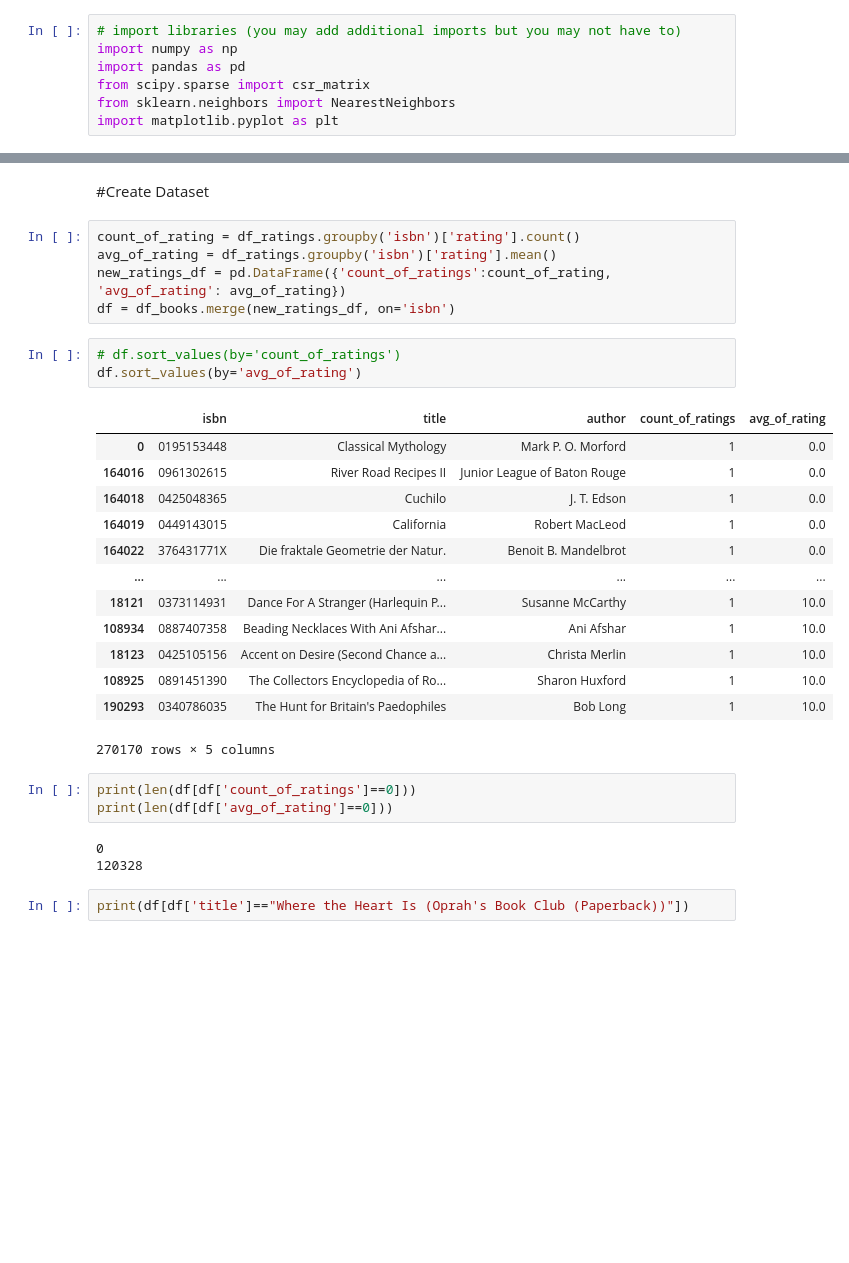
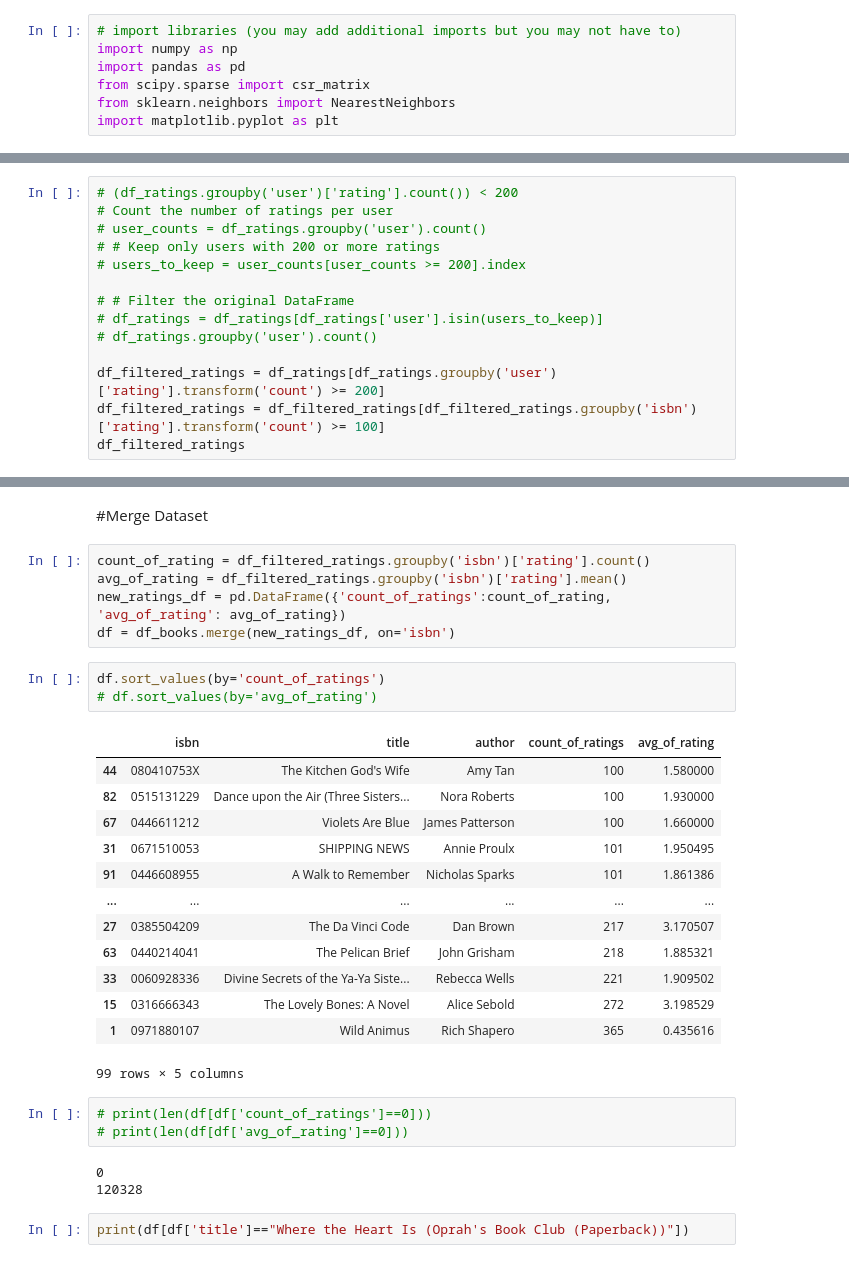
Before and after one commit to mkuti/Alpha-blog, a Jupyter notebook: fcc_book_recommendation_knn.ipynb, the cells around one changed output, grey strips where cells are left out. Saved outputs shown, nothing was run; the diff lists cells and outputs as text; blank space fills up the shorter version.

```diff
--- a/fcc_book_recommendation_knn.ipynb
+++ b/fcc_book_recommendation_knn.ipynb
@@ -50,0 +41,14 @@ df_ratings = pd.read_csv(
+# %%
+# (df_ratings.groupby('user')['rating'].count()) < 200
+# Count the number of ratings per user
+# user_counts = df_ratings.groupby('user').count()
+# # Keep only users with 200 or more ratings
+# users_to_keep = user_counts[user_counts >= 200].index
+
+# # Filter the original DataFrame
+# df_ratings = df_ratings[df_ratings['user'].isin(users_to_keep)]
+# df_ratings.groupby('user').count()
+
+df_filtered_ratings = df_ratings[df_ratings.groupby('user')['rating'].transform('count') >= 200]
+df_filtered_ratings = df_filtered_ratings[df_filtered_ratings.groupby('isbn')['rating'].transform('count') >= 100]
+df_filtered_ratings
@@ -51,30 +69,30 @@ df_ratings = pd.read_csv(
 # %% [markdown]
-#Create Dataset
+#Merge Dataset
 # %%
-count_of_rating = df_ratings.groupby('isbn')['rating'].count()
-avg_of_rating = df_ratings.groupby('isbn')['rating'].mean()
+count_of_rating = df_filtered_ratings.groupby('isbn')['rating'].count()
+avg_of_rating = df_filtered_ratings.groupby('isbn')['rating'].mean()
 new_ratings_df = pd.DataFrame({'count_of_ratings':count_of_rating, 'avg_of_rating': avg_of_rating})
 df = df_books.merge(new_ratings_df, on='isbn')
 # %%
-# df.sort_values(by='count_of_ratings')
-df.sort_values(by='avg_of_rating')
+df.sort_values(by='count_of_ratings')
+# df.sort_values(by='avg_of_rating')
 # %% [output]
 |  | isbn | title | author | count_of_ratings | avg_of_rating |
-| 0 | 0195153448 | Classical Mythology | Mark P. O. Morford | 1 | 0.0 |
-| 164016 | 0961302615 | River Road Recipes II | Junior League of Baton Rouge | 1 | 0.0 |
-| 164018 | 0425048365 | Cuchilo | J. T. Edson | 1 | 0.0 |
-| 164019 | 0449143015 | California | Robert MacLeod | 1 | 0.0 |
-| 164022 | 376431771X | Die fraktale Geometrie der Natur. | Benoit B. Mandelbrot | 1 | 0.0 |
+| 44 | 080410753X | The Kitchen God's Wife | Amy Tan | 100 | 1.580000 |
+| 82 | 0515131229 | Dance upon the Air (Three Sisters... | Nora Roberts | 100 | 1.930000 |
+| 67 | 0446611212 | Violets Are Blue | James Patterson | 100 | 1.660000 |
+| 31 | 0671510053 | SHIPPING NEWS | Annie Proulx | 101 | 1.950495 |
+| 91 | 0446608955 | A Walk to Remember | Nicholas Sparks | 101 | 1.861386 |
 | ... | ... | ... | ... | ... | ... |
-| 18121 | 0373114931 | Dance For A Stranger (Harlequin P... | Susanne McCarthy | 1 | 10.0 |
-| 108934 | 0887407358 | Beading Necklaces With Ani Afshar... | Ani Afshar | 1 | 10.0 |
-| 18123 | 0425105156 | Accent on Desire (Second Chance a... | Christa Merlin | 1 | 10.0 |
-| 108925 | 0891451390 | The Collectors Encyclopedia of Ro... | Sharon Huxford | 1 | 10.0 |
-| 190293 | 0340786035 | The Hunt for Britain's Paedophiles | Bob Long | 1 | 10.0 |
+| 27 | 0385504209 | The Da Vinci Code | Dan Brown | 217 | 3.170507 |
+| 63 | 0440214041 | The Pelican Brief | John Grisham | 218 | 1.885321 |
+| 33 | 0060928336 | Divine Secrets of the Ya-Ya Siste... | Rebecca Wells | 221 | 1.909502 |
+| 15 | 0316666343 | The Lovely Bones: A Novel | Alice Sebold | 272 | 3.198529 |
+| 1 | 0971880107 | Wild Animus | Rich Shapero | 365 | 0.435616 |
-270170 rows × 5 columns
+99 rows × 5 columns
 # %%
-print(len(df[df['count_of_ratings']==0]))
-print(len(df[df['avg_of_rating']==0]))
+# print(len(df[df['count_of_ratings']==0]))
+# print(len(df[df['avg_of_rating']==0]))
 # %% [output]
 0
 120328
```
Also changed, not shown: parts of 7 cells of this notebook.
